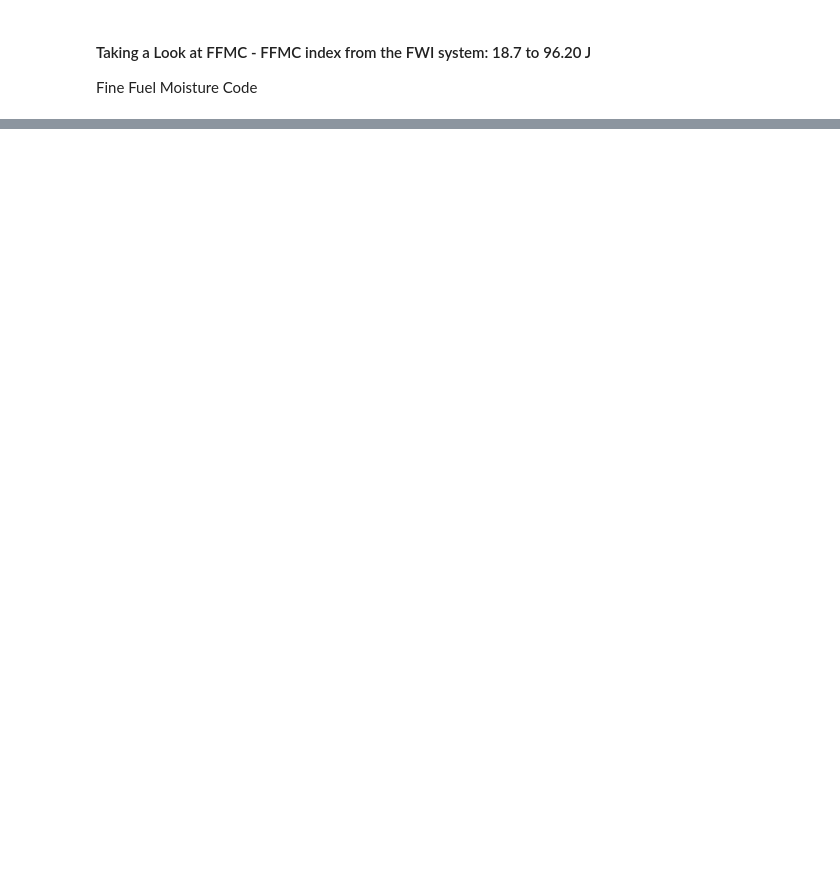
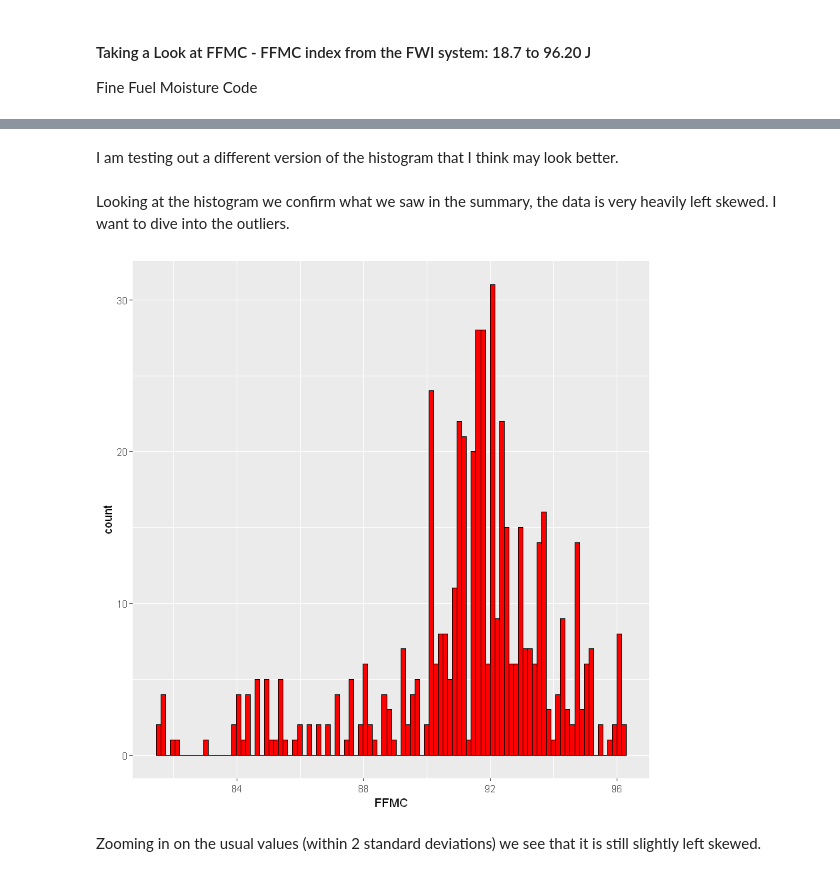
Before and after one commit to hyunchul78/w203_lab1, a Jupyter notebook: Forest_Fire_EDA_Jake.ipynb, the cells around one changed output, grey strips where cells are left out. Saved outputs shown, nothing was run; the diff lists cells and outputs as text; code cells hidden in the pictures; blank space fills up the shorter version.

```diff
--- a/Forest_Fire_EDA_Jake.ipynb
+++ b/Forest_Fire_EDA_Jake.ipynb
@@ -439,0 +449,13 @@ ggplot(ff, aes(area, FFMC), size=3) +
+# %% [markdown]
+I am testing out a different version of the histogram that I think may look better.
+# %% [markdown]
+Looking at the histogram we confirm what we saw in the summary, the data is very heavily left skewed.  I want to dive into the outliers.
+# %%
+#look at data within 2 std
+ffFFMCusual = ff[ff$FFMC > mean(ff$FFMC) - 2*sd(ff$FFMC) & ff$FFMC < mean(ff$FFMC) + 2*sd(ff$FFMC),]
+ggplot(ffFFMCusual, aes(x=FFMC)) +
+  geom_histogram(bins=100, color="black", fill="red")
+# %% [output]
+[figure, added]
+# %% [markdown]
+Zooming in on the usual values (within 2 standard deviations) we see that it is still slightly left skewed.
```
Also changed, not shown: parts of 44 cells of this notebook.
